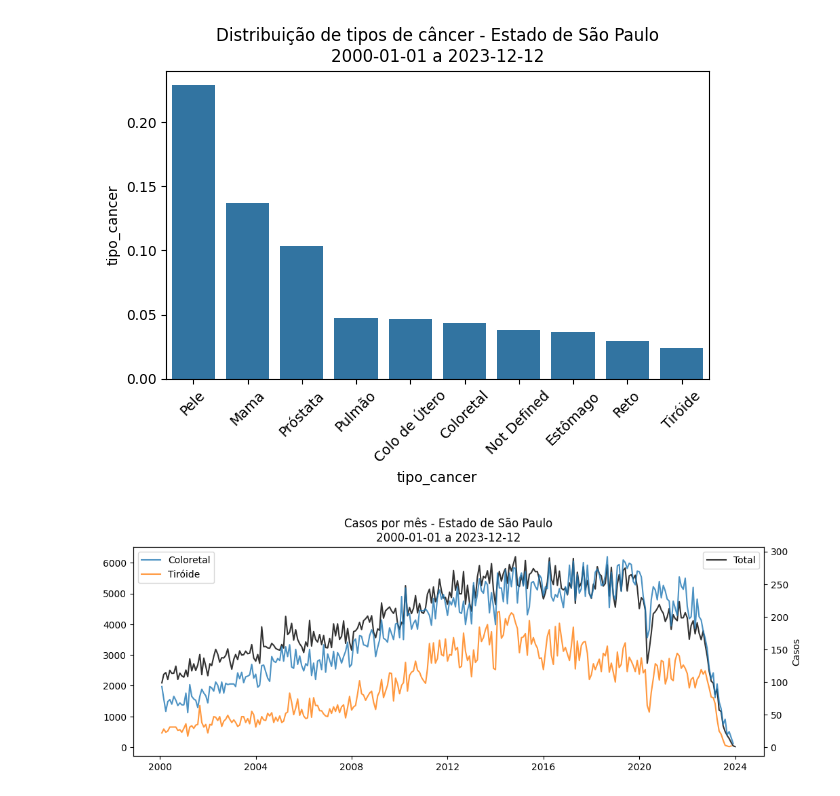
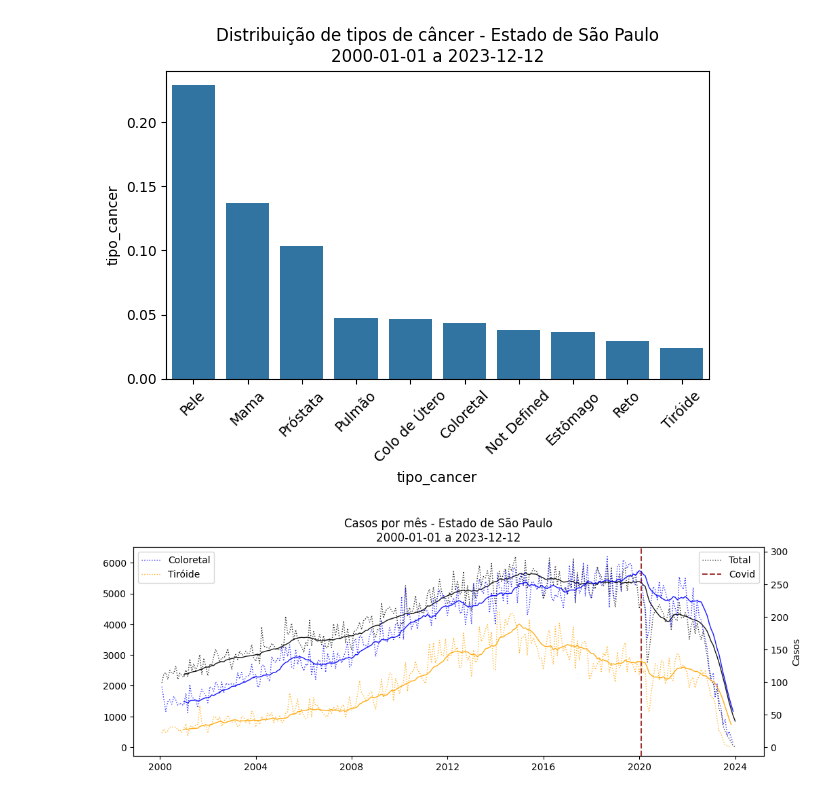
Before and after one commit to Rogerio-mack/work, a Jupyter notebook: Evolucao_de_casos_FOSP.ipynb, the cells around one changed output. Cells and saved outputs as stored; diff of their text form; code cells hidden in the pictures.

```diff
--- a/Evolucao_de_casos_FOSP.ipynb
+++ b/Evolucao_de_casos_FOSP.ipynb
@@ -67,19 +67,24 @@ df_cases_coloretal = df[df['tipo_cancer'] == 'Coloretal'].resample('M').cases.co
 # %%
 fig, ax1 = plt.subplots(figsize=(12, 4))
 
-ax1.plot(df_cases, label='Total', color='k', alpha=.8)
+ax1.plot(df_cases, label='Total', color='k', alpha=.8, linestyle=':', lw=1)
+ax1.plot(df_cases.rolling(12).mean(), color='k', alpha=.9, lw=1)
 
 ax2 = ax1.twinx()
 
-for tipo in ['Coloretal','Tiróide']:
-  ax2.plot(df[df['tipo_cancer'] == tipo].resample('M').cases.count(), label=tipo, alpha=.8)
+for tipo, color in zip(['Coloretal','Tiróide'],['b','orange']):
+  ax2.plot(df[df['tipo_cancer'] == tipo].resample('M').cases.count(), label=tipo, color=color, alpha=.8, linestyle=':', lw=1)
+  ax2.plot(df[df['tipo_cancer'] == tipo].resample('M').cases.count().rolling(12).mean(), color=color, alpha=.9, lw=1)
+
+# Fev 2020
+ax1.axvline(pd.to_datetime('2020-02-01'), color='darkred', linestyle='--', alpha=.8, label='Covid')
 
 plt.xlabel('Mês')
 plt.ylabel('Casos')
 plt.title('Casos por mês - Estado de São Paulo\n' + str(df.DTDIAG.min()) + ' a ' + str(df.DTDIAG.max()))
 plt.xticks(rotation=45)
 ax1.legend()
 ax2.legend()
 plt.show()
 # %% [output]
-[figure, old version]
+[figure, new version]
```
